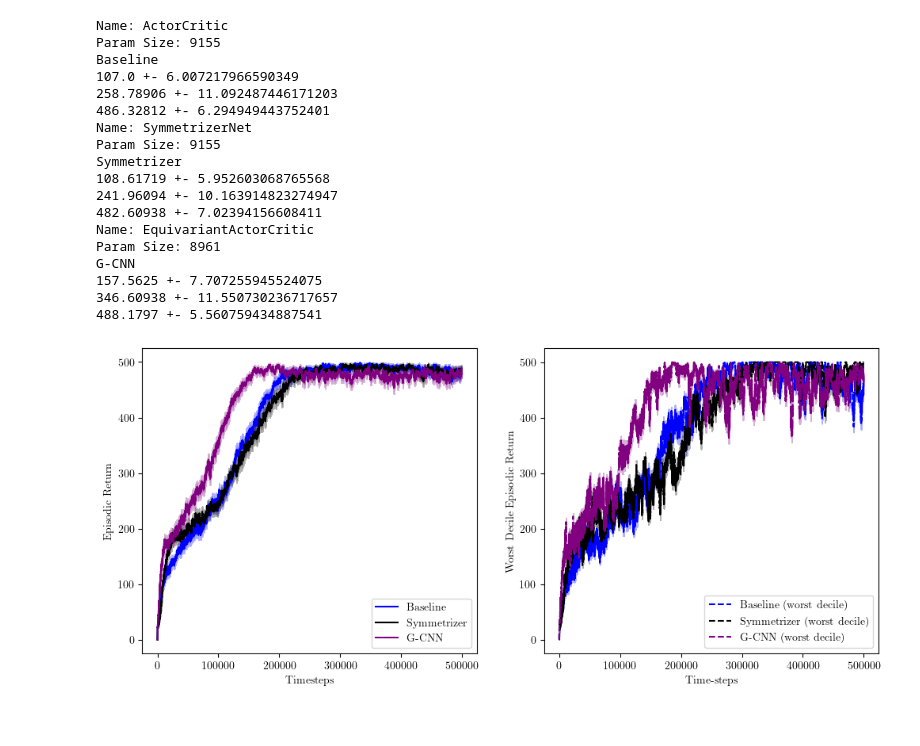
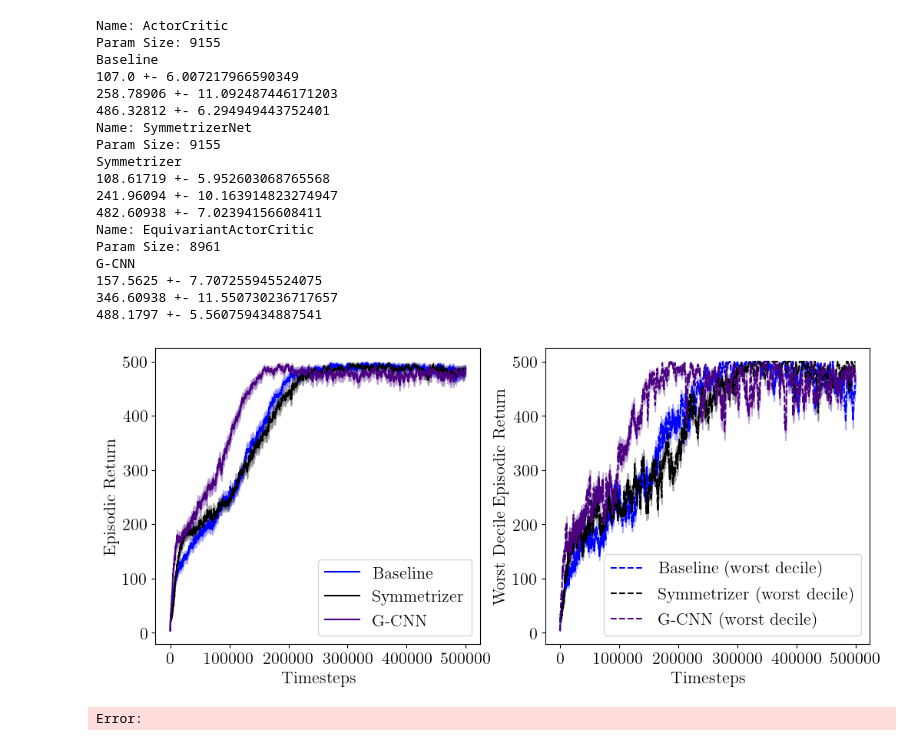
Before and after one commit to seancraven/mono_ms, a Jupyter notebook: base_rl/mf_plotting_cp.ipynb, the cells around one changed output. Drawn from its saved outputs; the diff is of its cells as text; code cells hidden in the pictures.

Commit message:
plotting adjustments

```diff
--- a/base_rl/mf_plotting_cp.ipynb
+++ b/base_rl/mf_plotting_cp.ipynb
@@ -8,7 +8,7 @@ from base_rl.higher_order import make_train, CONFIG
 from symmetrizer.symmetrizer import  C2PermGroup, ac_symmmetrizer_factory
 from dyna.ac_higher_order import DynaHyperParams, ActorCriticHyperParams
 import matplotlib
-matplotlib.rcParams.update( {"text.usetex": True, "font.family": "serif",})
+matplotlib.rcParams.update({'text.usetex': True, "font.family": "serif", "font.size": 16})
 # %%
 num_seeds = 128
 key = jax.random.PRNGKey(42)
@@ -51,11 +55,11 @@ ActorCritic
 # %%
 names= [ "Baseline", "Symmetrizer", "G-CNN"]
-def moving_average(x, w=10):
+def moving_average(x, w=100):
     return np.convolve(x, np.ones(w), "valid") / w
 
 
 fig, ax = plt.subplots(1, 2, figsize=(12, 5))
-colors = ["blue", "black", "purple", "red", "green"]
+colors = ["blue", "black", "indigo", "red", "green"]
 for c, init_fn, name  in zip(
     colors,
     [
@@ -110,32 +114,33 @@ for c, init_fn, name  in zip(
         moving_average(worst_lower),
         moving_average(worst_upper),
         alpha=0.3,
         color=c,
     )
-    ax[1].set_xlabel("Time-steps")
+    ax[1].set_xlabel("Timesteps")
     ax[1].set_ylabel("Worst Decile Episodic Return")
 
 ax[0].legend()
 ax[1].legend()
 plt.show()
 fig.savefig("../msc_thesis/Figures/cart_pole_returns.png", dpi=300)
 # %% [output]
 Name: ActorCritic
 Param Size: 9155
 Baseline
 107.0 +- 6.007217966590349
 258.78906 +- 11.092487446171203
 486.32812 +- 6.294949443752401
 Name: SymmetrizerNet
 Param Size: 9155
 Symmetrizer
 108.61719 +- 5.952603068765568
 241.96094 +- 10.163914823274947
 482.60938 +- 7.02394156608411
 Name: EquivariantActorCritic
 Param Size: 8961
 G-CNN
 157.5625 +- 7.707255945524075
 346.60938 +- 11.550730236717657
 488.1797 +- 5.560759434887541
-[figure, old version]
+[figure, new version]
+Error:
```
Also changed, not shown: parts of 1 cell of this notebook, 19 other files.
